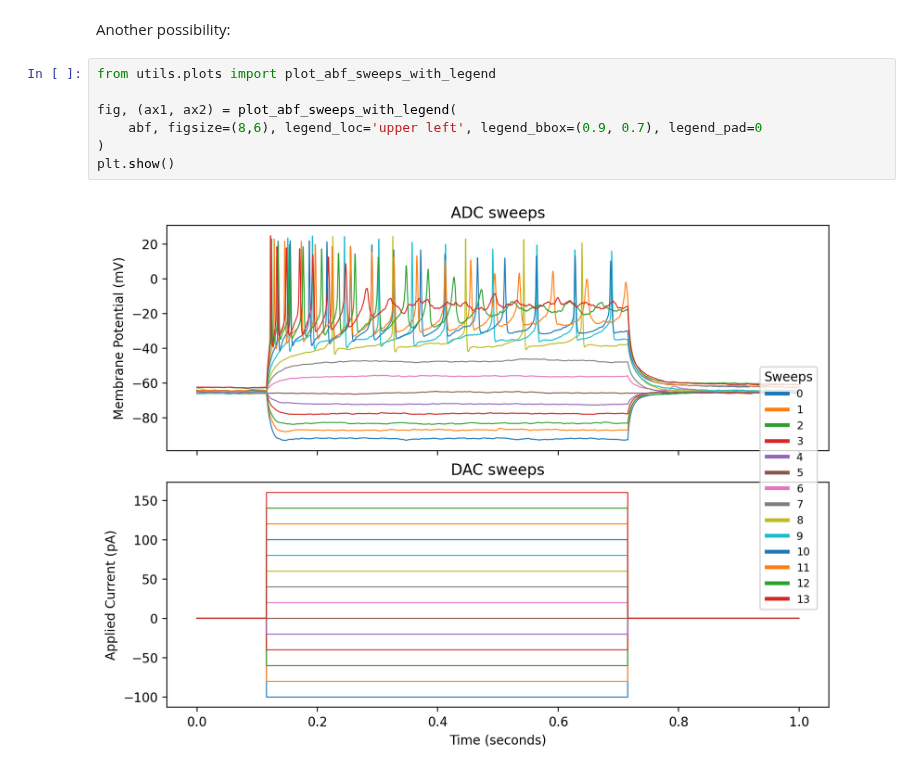
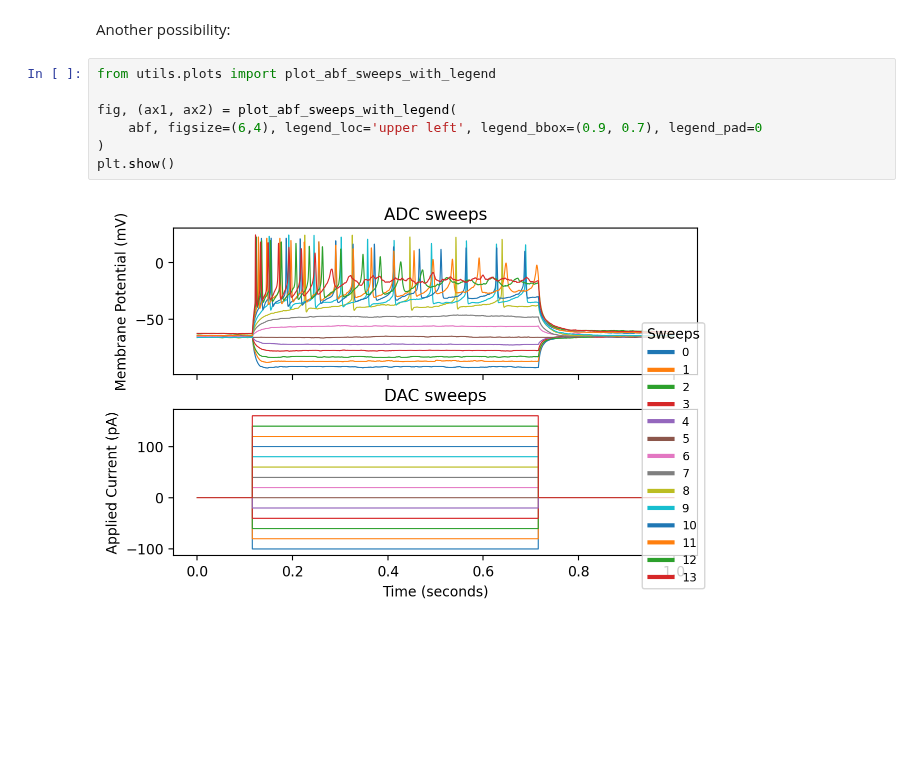
Before and after one commit to fabien-campillo/data-science-spikes, a Jupyter notebook: 4_pyabf.ipynb, the cells around one changed output. Drawn from its saved outputs; the diff is of its cells as text; blank space fills up the shorter version.

```diff
--- a/4_pyabf.ipynb
+++ b/4_pyabf.ipynb
@@ -339,9 +339,9 @@ Another possibility:
 # %%
 from utils.plots import plot_abf_sweeps_with_legend
 
 fig, (ax1, ax2) = plot_abf_sweeps_with_legend(
-    abf, figsize=(8,6), legend_loc='upper left', legend_bbox=(0.9, 0.7), legend_pad=0
+    abf, figsize=(6,4), legend_loc='upper left', legend_bbox=(0.9, 0.7), legend_pad=0
 )
 plt.show()
 # %% [output]
-[figure, old version]
+[figure, new version]
```
Also changed, not shown: parts of 4 cells of this notebook, 3 other files.
